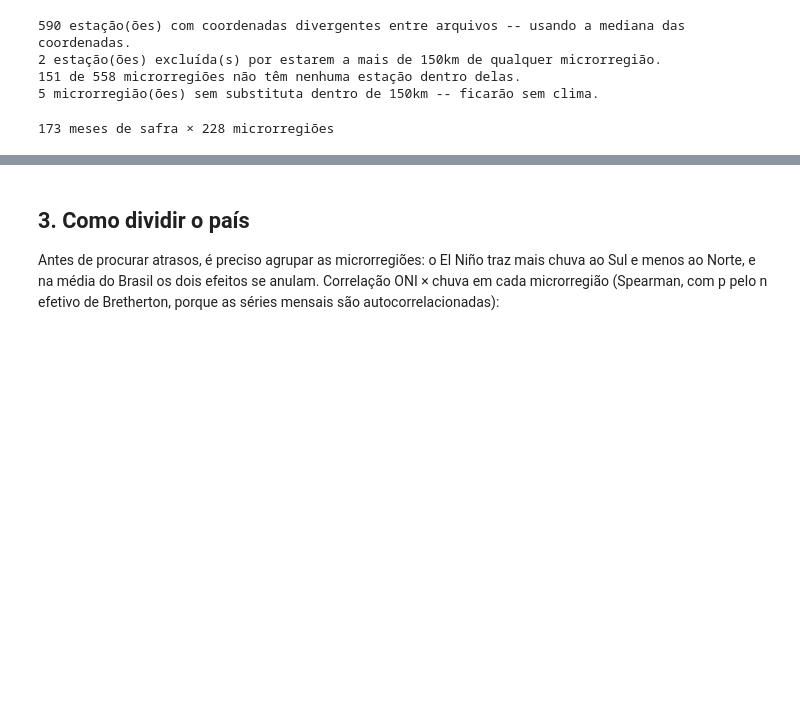
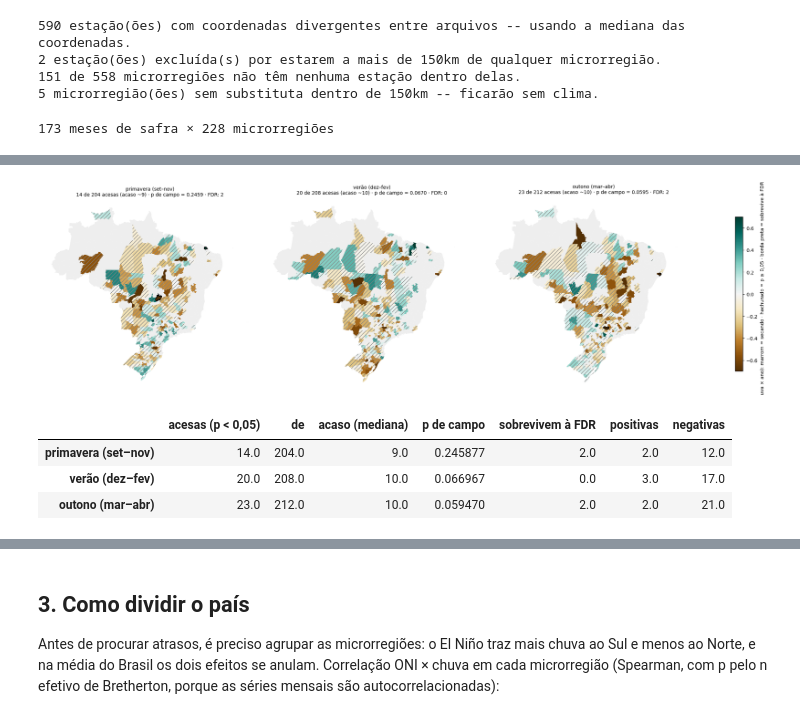
Before and after one commit to vitorok03/projeto-pcd2, a Jupyter notebook: notebooks/eda/eda_enso.ipynb, the cells around one changed output, grey strips where cells are left out. Cells and saved outputs as stored; diff of their text form; code cells hidden in the pictures; blank space fills up the shorter version.

```diff
--- a/notebooks/eda/eda_enso.ipynb
+++ b/notebooks/eda/eda_enso.ipynb
@@ -92,6 +92,16 @@ maior ONI desde 1980: +2.59 °C (12/2015)
 # %% [markdown]
 ### Por que existe o RONI
 Se o oceano tropical inteiro esquentou, parte do que o ONI chama de El Niño pode ser só esse aquecimento geral.
+# %%
+# Temperatura do mar (ERSST v5): anomalia mensal em relação a 1991–2020
+with netCDF4.Dataset(ARQ["ersst"][0]) as ds:
+    lat, lon = ds["lat"][:], ds["lon"][:]
+    datas_sst = netCDF4.num2date(ds["time"][:], ds["time"].units)
+    sst = np.ma.filled(ds["sst"][:].astype(float), np.nan)
+ano = np.array([d.year for d in datas_sst])
+mes = np.array([d.month for d in datas_sst])
+base = (ano >= 1991) & (ano <= 2020)
+sst_anom = sst - np.stack([np.nanmean(sst[base & (mes == m)], axis=0) for m in range(1, 13)])[mes - 1]
 # %%
 peso = np.cos(np.deg2rad(lat))
 idx_mes = pd.to_datetime([f"{a}-{m:02d}-01" for a, m in zip(ano, mes)])
@@ -230,0 +331,67 @@ print(f"{anom.shape[0]} meses de safra × {anom.shape[1]} microrregiões")
+# %%
+def spearman_campo(x, Y, n_perm=2000, seed=42):
+    """Spearman de x (um valor por safra) com cada microrregião (colunas de Y).
+    Devolve, por microrregião: ρ, p e p ajustado pela FDR (Benjamini–Hochberg);
+    e, para o mapa inteiro, a significância de campo (Livezey e Chen): os anos de x são embaralhados
+    n_perm vezes, com a mesma ordem para todas as microrregiões, contando quantas acendem por acaso."""
+    rng = np.random.default_rng(seed)
+    xv = x.to_numpy(float)
+    perms = np.vstack([xv] + [xv[rng.permutation(len(xv))] for _ in range(n_perm)])   # linha 0 = observado
+    rho = np.full((n_perm + 1, Y.shape[1]), np.nan)
+    n = np.zeros(Y.shape[1], int)
+    for j, c in enumerate(Y.columns):
+        y = Y[c].to_numpy(float)
+        ok = ~np.isnan(y) & ~np.isnan(xv)
+        n[j] = ok.sum()
+        if n[j] < 10:
+            continue
+        rx = rankdata(perms[:, ok], axis=1)
+        rx = (rx - rx.mean(1, keepdims=True)) / rx.std(1, keepdims=True)
+        ry = rankdata(y[ok])
+        rho[:, j] = (rx * ((ry - ry.mean()) / ry.std())).mean(1)
+    t = rho * np.sqrt((n - 2) / np.clip(1 - rho ** 2, 1e-12, None))
+    p = 2 * stats.t.sf(np.abs(t), df=n - 2)
+    res = pd.DataFrame({"rho": rho[0], "p": p[0], "n": n}, index=Y.columns).dropna(subset=["rho"])
+    res["p_fdr"] = multipletests(res["p"], method="fdr_bh")[1]
+    acesas = int((res["p"] < 0.05).sum())
+    nulo = (p[1:] < 0.05).sum(1)
+    campo = {"acesas (p < 0,05)": acesas, "de": len(res), "acaso (mediana)": float(np.median(nulo)),
+             "p de campo": (1 + (nulo >= acesas).sum()) / (len(nulo) + 1),
+             "sobrevivem à FDR": int((res["p_fdr"] < 0.05).sum()),
+             "positivas": int(((res["p"] < 0.05) & (res["rho"] > 0)).sum()),
+             "negativas": int(((res["p"] < 0.05) & (res["rho"] < 0)).sum())}
+    return res, campo
+
+
+def mapa_rho(ax, res, campo, titulo, vmax=0.7):
+    g = micro.merge(res, left_on="CD_MICRO", right_index=True)
+    micro.plot(ax=ax, color="#eeeeee", linewidth=0)
+    g.plot(ax=ax, column="rho", cmap="BrBG", vmin=-vmax, vmax=vmax, linewidth=0)
+    if (g["p"] >= 0.05).any():
+        g[g["p"] >= 0.05].plot(ax=ax, facecolor="none", hatch="///", edgecolor="grey", linewidth=0)
+    if (g["p_fdr"] < 0.05).any():
+        g[g["p_fdr"] < 0.05].plot(ax=ax, facecolor="none", edgecolor="black", linewidth=1.2)
+    ax.set_title(f"{titulo}\n{campo['acesas (p < 0,05)']} de {campo['de']} acesas (acaso ~{campo['acaso (mediana)']:.0f}) · "
+                 f"p de campo = {campo['p de campo']:.4f} · FDR: {campo['sobrevivem à FDR']}", fontsize=10)
+    ax.axis("off")
+
+
+# Tendência: correlação da chuva (percentil, como está) com o número do ano, por microrregião e estação do ano
+ANO = pd.Series(SAFRAS.astype(float), index=SAFRAS)
+TEND, TEND_CAMPO = {}, {}
+for e in ESTACOES:
+    TEND[e], TEND_CAMPO[e] = spearman_campo(ANO, CHUVA_EST["como está"][e])
+
+fig, axes = plt.subplots(1, 3, figsize=(21, 7.5), layout="constrained")
+for ax, e in zip(axes, ESTACOES):
+    mapa_rho(ax, TEND[e], TEND_CAMPO[e], e)
+fig.colorbar(plt.cm.ScalarMappable(cmap="BrBG", norm=plt.Normalize(-0.7, 0.7)), ax=list(axes), shrink=0.6,
+             label="ρ (chuva × ano): marrom = secando · hachurado = p ≥ 0,05 · borda preta = sobrevive à FDR")
+plt.show()
+pd.DataFrame(TEND_CAMPO).T
+# %% [output]
+[figure, added]
+|  | acesas (p < 0,05) | de | acaso (mediana) | p de campo | sobrevivem à FDR | positivas | negativas |
+| primavera (set–nov) | 14.0 | 204.0 | 9.0 | 0.245877 | 2.0 | 2.0 | 12.0 |
+| verão (dez–fev) | 20.0 | 208.0 | 10.0 | 0.066967 | 0.0 | 3.0 | 17.0 |
+| outono (mar–abr) | 23.0 | 212.0 | 10.0 | 0.059470 | 2.0 | 2.0 | 21.0 |
```
Also changed, not shown: parts of 13 cells of this notebook.
